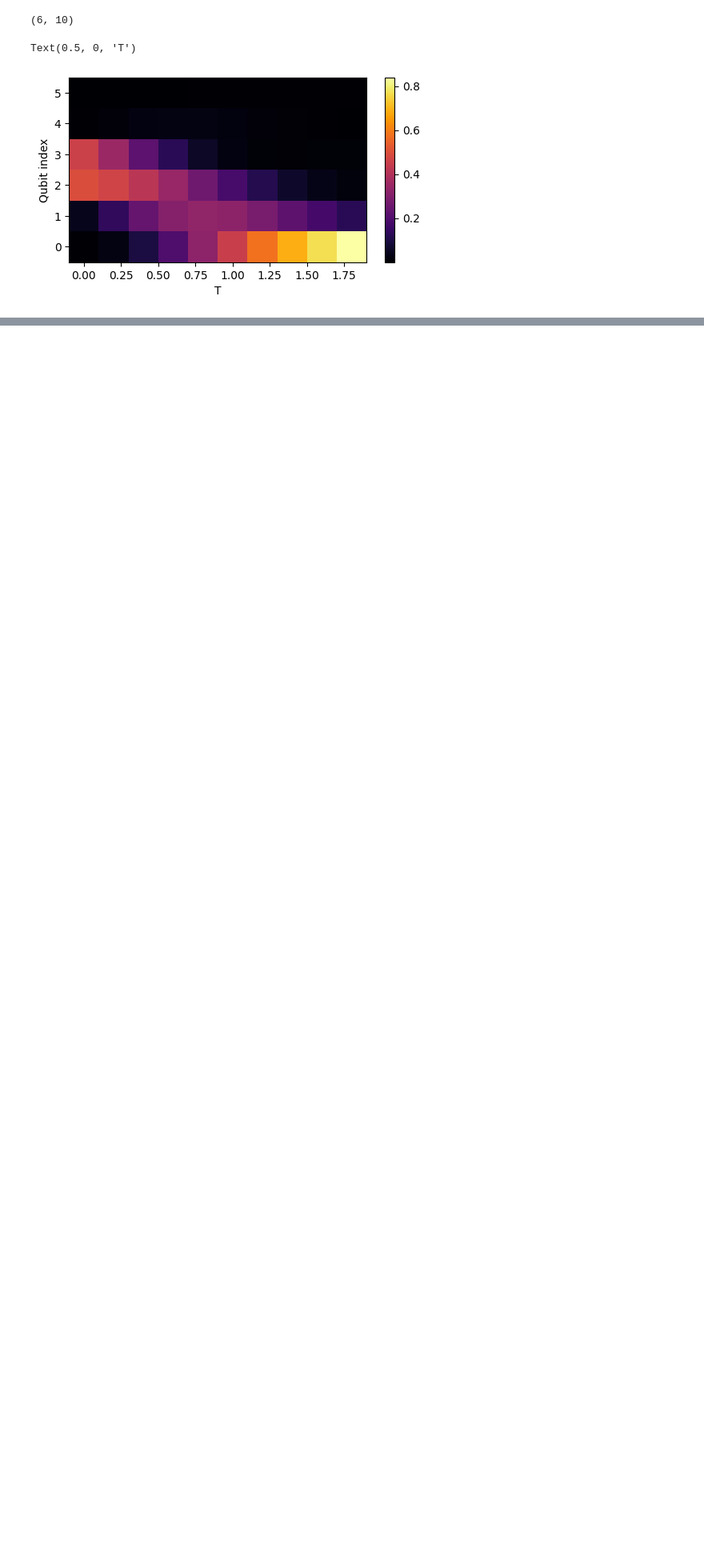
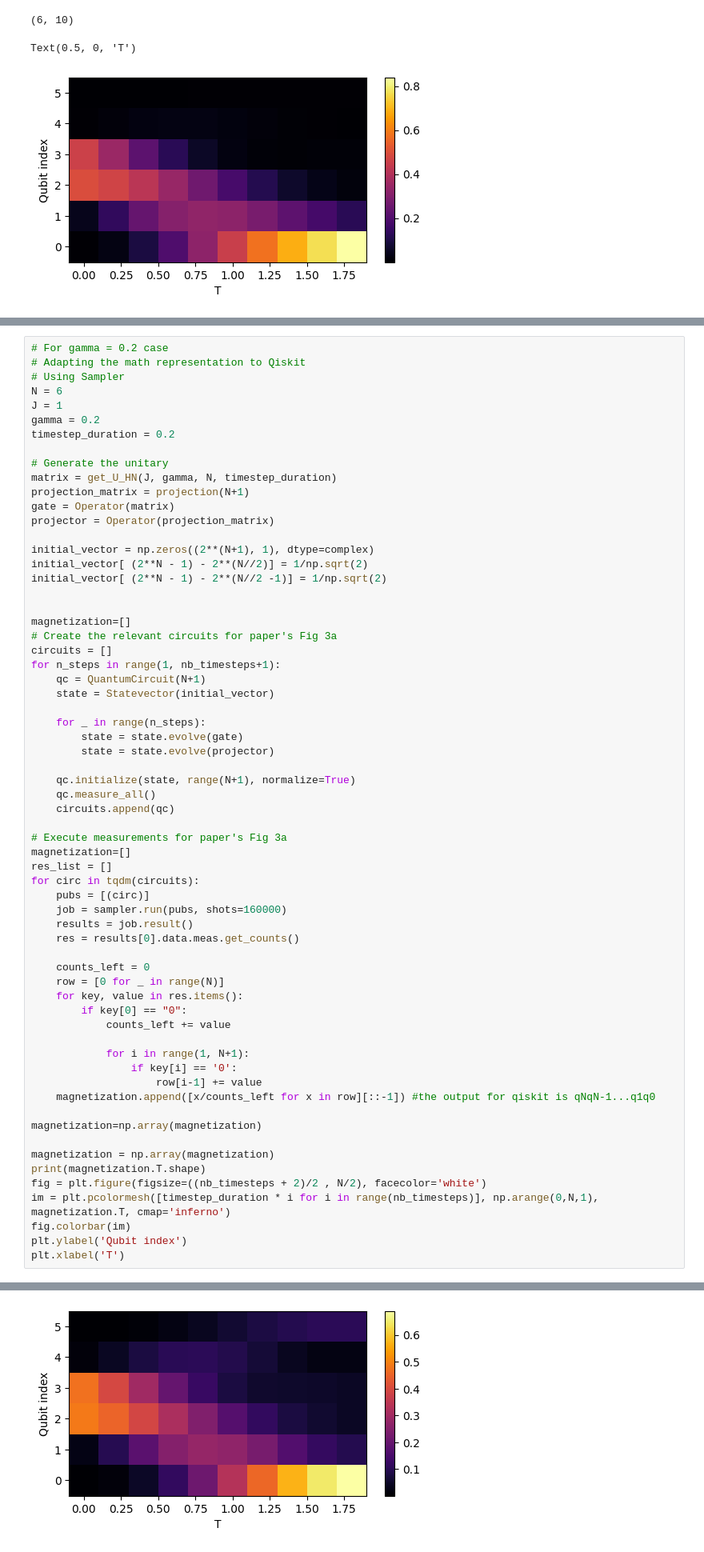
Before and after one commit to syralie/qsim-condensed-matter, a Jupyter notebook: NHSE.ipynb, the cells around one changed output, grey strips where cells are left out. Shown at 80% size. Drawn from its saved outputs; the diff is of its cells as text; blank space fills up the shorter version.

```diff
--- a/NHSE.ipynb
+++ b/NHSE.ipynb
@@ -578,0 +641,65 @@ Text(0.5, 0, 'T')
+# %%
+# For gamma = 0.2 case
+# Adapting the math representation to Qiskit
+# Using Sampler
+N = 6
+J = 1
+gamma = 0.2
+timestep_duration = 0.2
+
+# Generate the unitary
+matrix = get_U_HN(J, gamma, N, timestep_duration)
+projection_matrix = projection(N+1)
+gate = Operator(matrix)
+projector = Operator(projection_matrix)
+
+initial_vector = np.zeros((2**(N+1), 1), dtype=complex)
+initial_vector[ (2**N - 1) - 2**(N//2)] = 1/np.sqrt(2)
+initial_vector[ (2**N - 1) - 2**(N//2 -1)] = 1/np.sqrt(2)
+
+
+magnetization=[]
+# Create the relevant circuits for paper's Fig 3a
+circuits = []
+for n_steps in range(1, nb_timesteps+1):
+    qc = QuantumCircuit(N+1)
+    state = Statevector(initial_vector)
+
+    for _ in range(n_steps):
+        state = state.evolve(gate)
+        state = state.evolve(projector)
+
+    qc.initialize(state, range(N+1), normalize=True)
+    qc.measure_all()
+    circuits.append(qc)
+
+# Execute measurements for paper's Fig 3a
+magnetization=[]
+res_list = []
+for circ in tqdm(circuits):
+    pubs = [(circ)]
+    job = sampler.run(pubs, shots=160000)
+    results = job.result()
+    res = results[0].data.meas.get_counts()
+
+    counts_left = 0
+    row = [0 for _ in range(N)]
+    for key, value in res.items():
+        if key[0] == "0":
+            counts_left += value
+
+            for i in range(1, N+1):
+                if key[i] == '0':
+                    row[i-1] += value
+    magnetization.append([x/counts_left for x in row][::-1]) #the output for qiskit is qNqN-1...q1q0
+
+magnetization=np.array(magnetization)
+
+magnetization = np.array(magnetization)
+print(magnetization.T.shape)
+fig = plt.figure(figsize=((nb_timesteps + 2)/2 , N/2), facecolor='white')
+im = plt.pcolormesh([timestep_duration * i for i in range(nb_timesteps)], np.arange(0,N,1), magnetization.T, cmap='inferno')
+fig.colorbar(im)
+plt.ylabel('Qubit index')
+plt.xlabel('T')
+# %% [output]
@@ -578,0 +708 @@ Text(0.5, 0, 'T')
+[figure, added]
```
Also changed, not shown: parts of 14 cells of this notebook.
